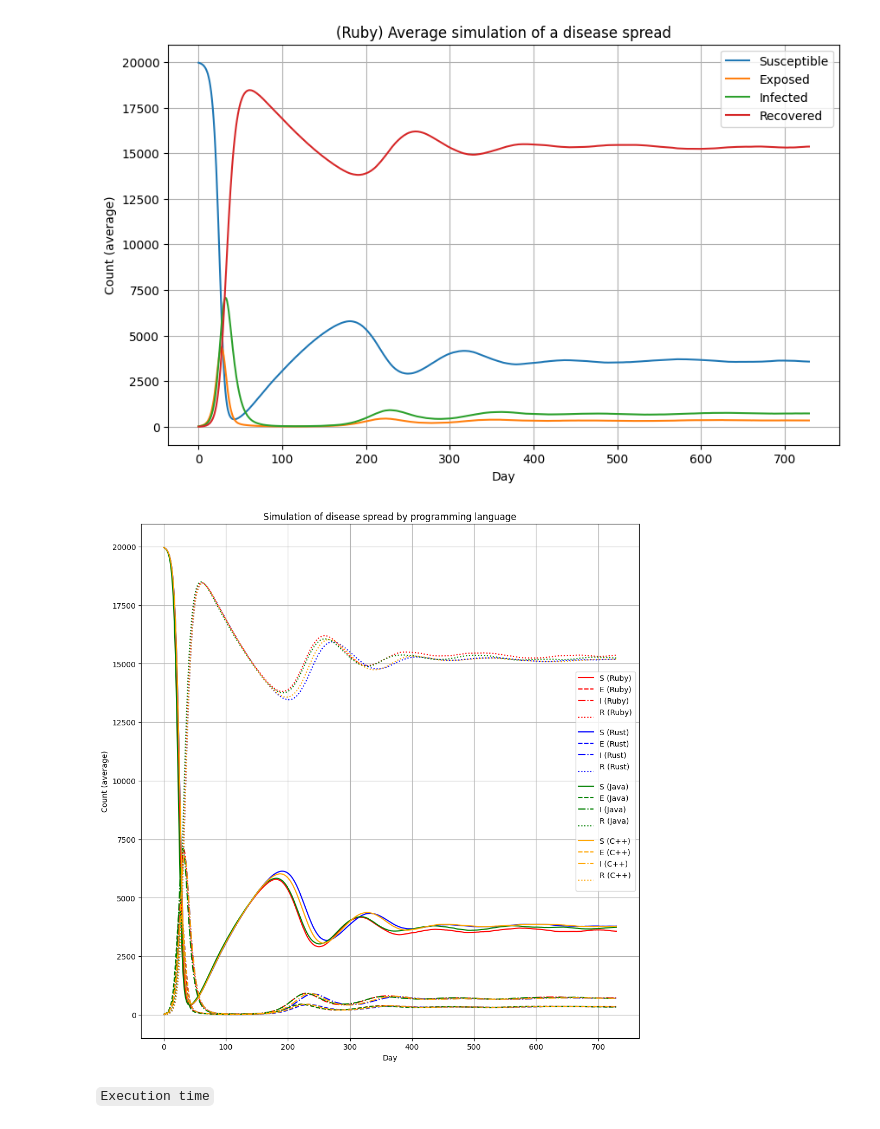
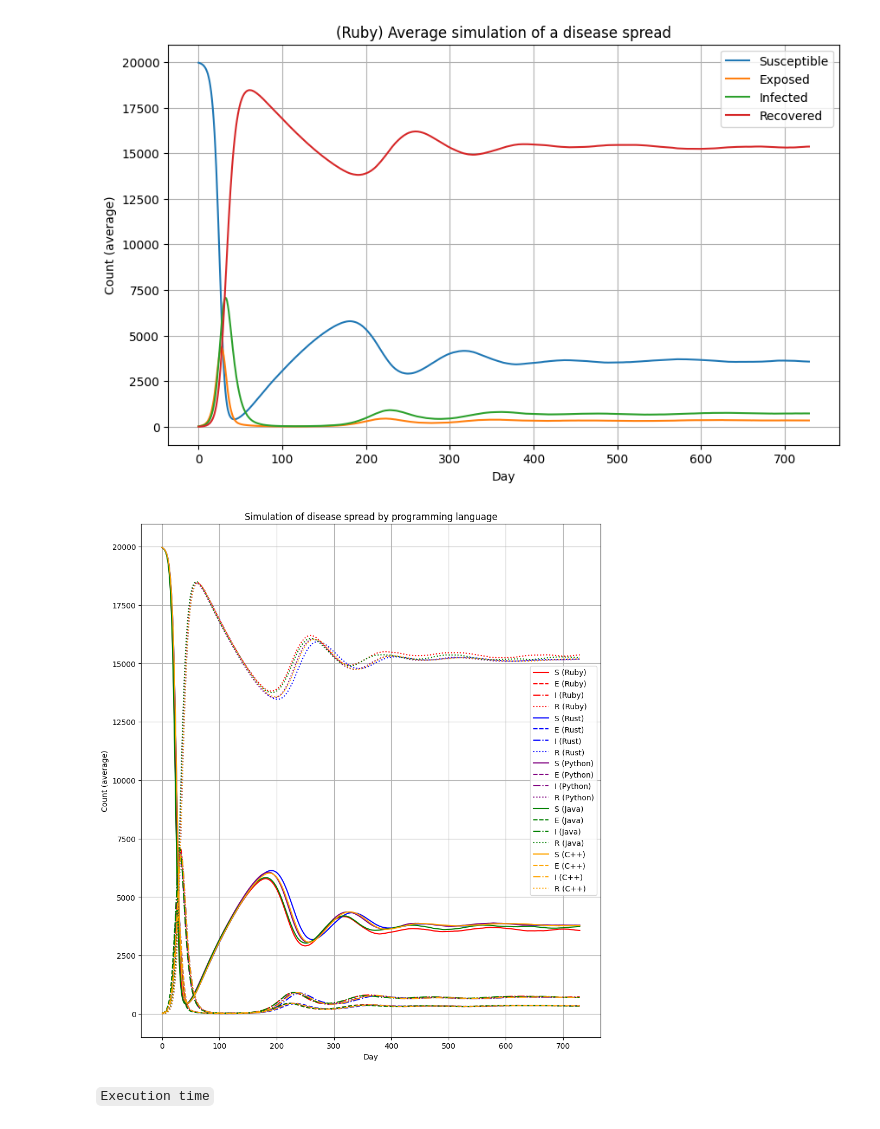
Before and after one commit to reynaldesgr/SMA-Multi-Languages, a Jupyter notebook: notebook-sim/results.ipynb, the cells around one changed output. Drawn from its saved outputs; the diff is of its cells as text; code cells hidden in the pictures.

Commit message:
Add python to SMA chart + fix chart

```diff
--- a/notebook-sim/results.ipynb
+++ b/notebook-sim/results.ipynb
@@ -201,41 +201,43 @@ import matplotlib.pyplot as plt
 data_par_langage = {
     'Ruby': [f'../ruby/src/simulation/simulation_data{i}.csv' for i in range(1, 101)],
     'Rust': [f'../rust/simulation/simulation_data{i}.csv' for i in range(1, 101)],
+    'Python': [f'../python/simulation/simulation_data{i}.csv' for i in range(1, 101)],
     'Java': [f'../java/src/simulation/simulation_data{i}.csv' for i in range(1, 101)],
     'C++': [f'../cpp/simulation/simulation_data{i}.csv' for i in range(1, 101)],
 }
 
 # Initialisation de la figure
 plt.figure(figsize=(10, 10))
 
 # Couleurs pour chaque langage
 couleurs = {
     'Ruby': 'red',
     'Rust': 'blue',
+    'Python': 'purple',
     'Java': 'green',
     'C++': 'orange',
 }
 
 # Traitement pour chaque langage
 for langage, fichiers in data_par_langage.items():
     dfs = [pd.read_csv(fichier) for fichier in fichiers]
     df_mean = pd.concat(dfs).groupby('day').mean().reset_index()
 
     plt.plot(df_mean['day'], df_mean['susceptibleCount'], label=f"S ({langage})", color=couleurs[langage])
     plt.plot(df_mean['day'], df_mean['exposedCount'], label=f"E ({langage})", color=couleurs[langage], linestyle='--')
     plt.plot(df_mean['day'], df_mean['infectedCount'], label=f"I ({langage})", color=couleurs[langage], linestyle='-.')
-    plt.plot(df_mean['day'], df_mean['recoveredCount'], label=f"R ({langage})\n", color=couleurs[langage], linestyle=':')
-    plt.legend(loc='upper right', bbox_to_anchor=(1, 1), borderaxespad=0.)
+    plt.plot(df_mean['day'], df_mean['recoveredCount'], label=f"R ({langage})", color=couleurs[langage], linestyle=':')
+    plt.legend(loc='upper right', bbox_to_anchor=(0, 1), borderaxespad=0.)
     plt.tight_layout()
 
 plt.title("Simulation of disease spread by programming language")
 plt.xlabel("Day")
 plt.ylabel("Count (average)")
 plt.legend()
 plt.grid(True)
 plt.show()
 # %% [output]
-[figure, old version]
+[figure, new version]
 # %% [markdown]
 ``Execution time``
 # %%
```
Also changed, not shown: parts of 3 cells of this notebook.
